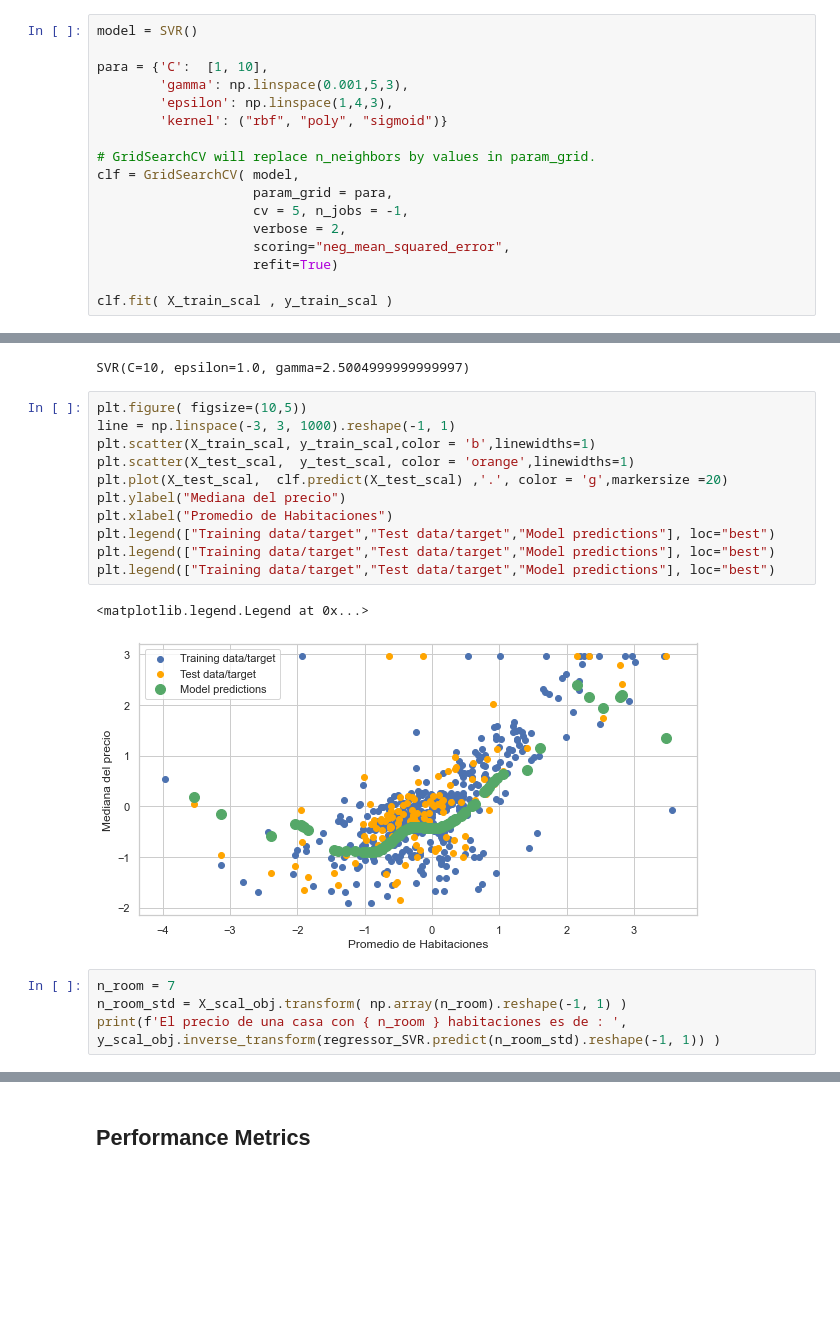
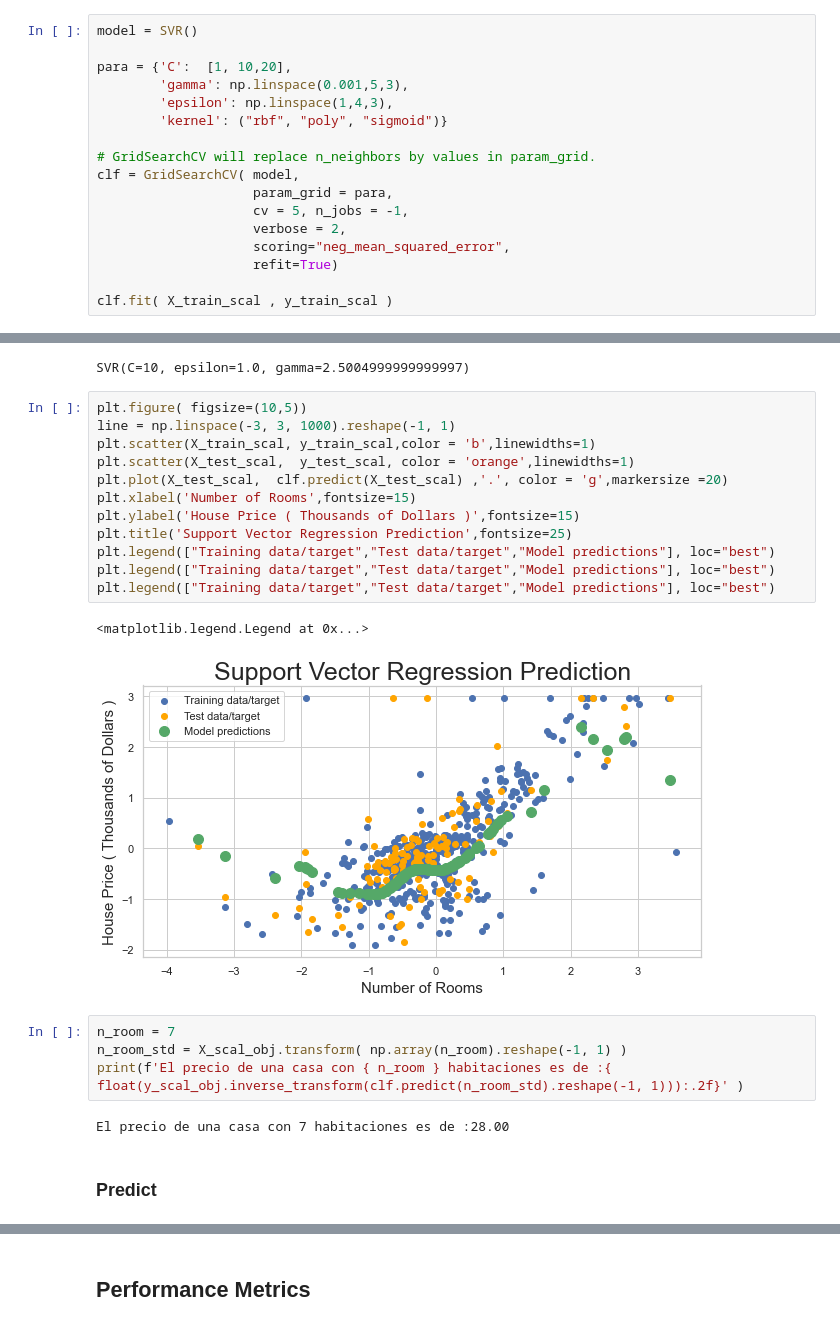
Before and after one commit to BlasFerreira/Machine_Learning, a Jupyter notebook: Supervised/Regression/2_SVM/1_Housing_Case/Housing_Case_SVM_Regression.ipynb, the cells around one changed output, grey strips where cells are left out. Cells and saved outputs as stored; diff of their text form; blank space fills up the shorter version.

Commit message:
Fix SVR and KNN Regression

```diff
--- a/Supervised/Regression/2_SVM/1_Housing_Case/Housing_Case_SVM_Regression.ipynb
+++ b/Supervised/Regression/2_SVM/1_Housing_Case/Housing_Case_SVM_Regression.ipynb
@@ -417,7 +365,7 @@ y_test_scal  = y_scal_obj.transform( y_test  )
 # %%
 model = SVR()
 
-para = {'C':  [1, 10],
+para = {'C':  [1, 10,20],
         'gamma': np.linspace(0.001,5,3),
         'epsilon': np.linspace(1,4,3),
         'kernel': ("rbf", "poly", "sigmoid")}
@@ -447,18 +395,23 @@ SVR(C=10, epsilon=1.0, gamma=2.5004999999999997)
 # %%
 plt.figure( figsize=(10,5))
 line = np.linspace(-3, 3, 1000).reshape(-1, 1)
 plt.scatter(X_train_scal, y_train_scal,color = 'b',linewidths=1)
 plt.scatter(X_test_scal,  y_test_scal, color = 'orange',linewidths=1)
 plt.plot(X_test_scal,  clf.predict(X_test_scal) ,'.', color = 'g',markersize =20)
-plt.ylabel("Mediana del precio")
-plt.xlabel("Promedio de Habitaciones")
+plt.xlabel('Number of Rooms',fontsize=15)
+plt.ylabel('House Price ( Thousands of Dollars )',fontsize=15)
+plt.title('Support Vector Regression Prediction',fontsize=25)
 plt.legend(["Training data/target","Test data/target","Model predictions"], loc="best")
 plt.legend(["Training data/target","Test data/target","Model predictions"], loc="best")
 plt.legend(["Training data/target","Test data/target","Model predictions"], loc="best")
 # %% [output]
 <matplotlib.legend.Legend at 0x...>
-[figure, old version]
+[figure, new version]
 # %%
 n_room = 7
 n_room_std = X_scal_obj.transform( np.array(n_room).reshape(-1, 1) )
-print(f'El precio de una casa con { n_room } habitaciones es de : ', y_scal_obj.inverse_transform(regressor_SVR.predict(n_room_std).reshape(-1, 1)) )
+print(f'El precio de una casa con { n_room } habitaciones es de :{ float(y_scal_obj.inverse_transform(clf.predict(n_room_std).reshape(-1, 1))):.2f}' )
+# %% [output]
+El precio de una casa con 7 habitaciones es de :28.00
+# %% [markdown]
+### Predict
```
Also changed, not shown: parts of 31 cells of this notebook, 1 other file.
